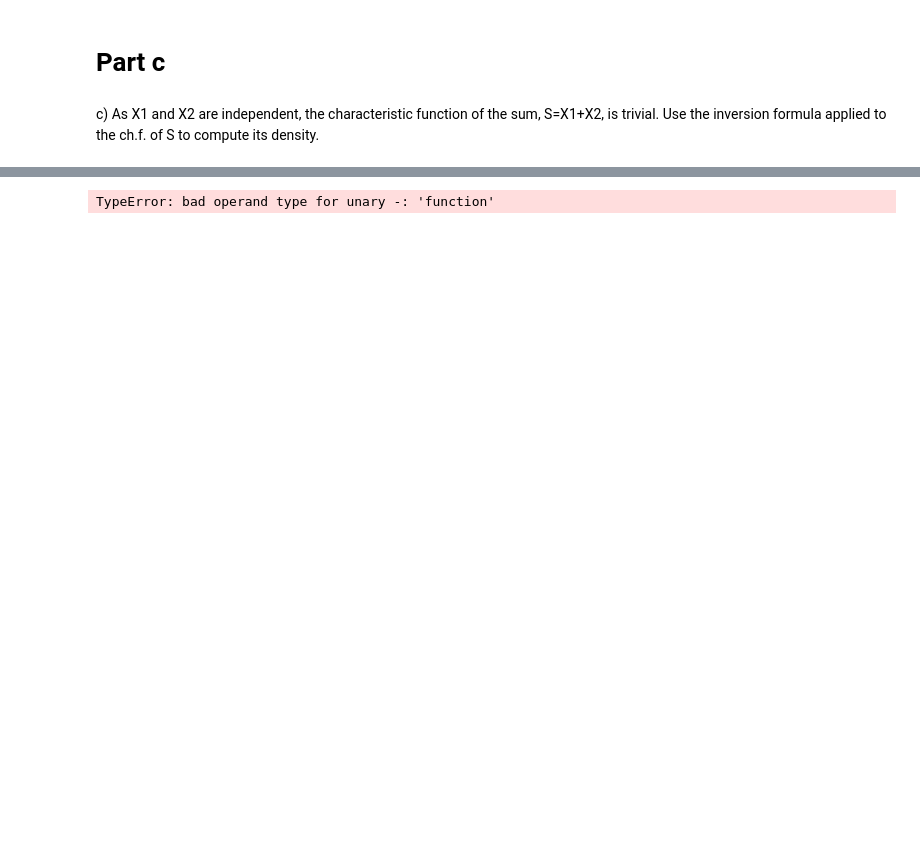
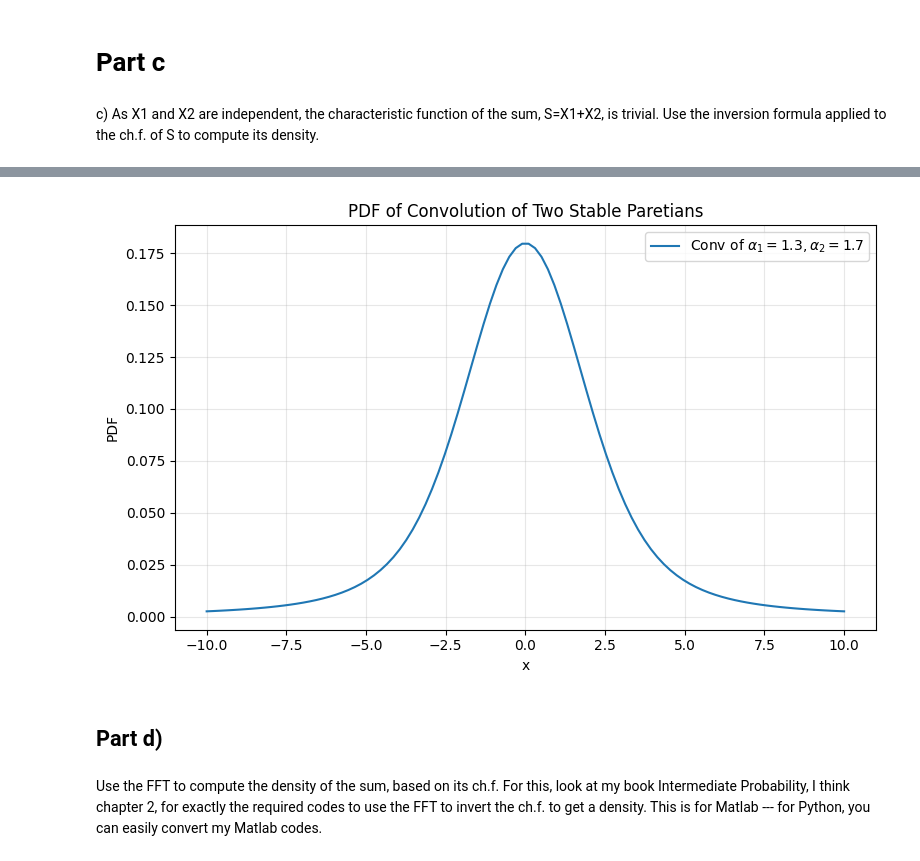
Before and after one commit to mmac00/SFF-Project-1, a Jupyter notebook: TASK 1.ipynb, the cells around one changed output, grey strips where cells are left out. Drawn from its saved outputs; the diff is of its cells as text; code cells hidden in the pictures; blank space fills up the shorter version.

```diff
--- a/TASK 1.ipynb
+++ b/TASK 1.ipynb
@@ -168,13 +95,22 @@ plt.show()
 c) As X1 and X2 are independent, the characteristic function of the sum, S=X1+X2, is trivial. Use the inversion formula applied to the ch.f. of S to compute its density.
 # %%
 def cf_s(t, alpha1, alpha2):
-    cf_symmetric_stable_paretian(t, alpha1) * cf_symmetric_stable_paretian(t, alpha2)
+    return cf_symmetric_stable_paretian(t, alpha1) * cf_symmetric_stable_paretian(t, alpha2)
 # %%
-def f(t):
-    return np.exp(-np.i *t*x) * cf_s(s,alpha1, alpha2)
+def integrand_inversion_formula(t, x, alpha1, alpha2):
+    return np.cos(t * x) * cf_s(t, alpha1, alpha2)
 # %%
-def pdf_inversion_cf(s, alpha1, alpha2):
-    f = lambda t: np.exp(-np.imag *t*x) * cf_s(s,alpha1, alpha2)
-    1/ 2 *np.pi* integrate.quad(f, -np.inf, np.inf)
+def pdf_inversion_cf(x, alpha1, alpha2):
+    # FIX 3: Pass alpha1 and alpha2 into args so the integrand receives them
+    # FIX 2: Access [0] because quad returns (integral, error)
+    integral_val = integrate.quad(
+        integrand_inversion_formula,
+        -np.inf,
+        np.inf,
+        args=(x, alpha1, alpha2),
+        limit=100
+    )[0]
+
+    return (1 / (2 * np.pi)) * integral_val
 # %%
 pdf_inversion_cf
@@ -181,23 +119,15 @@ pdf_inversion_cf
 # %%
-x0 = 8
-
-# grid for t
-t = np.linspace(-x0, x0, 2000)
-
-# compute cfs
-phi_1 = [pdf_inversion_cf(t1, alpha_1, alpha_2) for t1 in t]
-#phi_2 = [pdf_inversion_cf(t1, alpha_2) for t1 in t]
+phi_1 = [pdf_inversion_cf(val, alpha_1, alpha_2) for val in x_line]
 
 # plot
 plt.figure(figsize=(8, 5))
-plt.plot(t, phi_1, label=f'alpha = {alpha_1}')
-plt.plot(t, phi_2, label=f'alpha = {alpha_2}')
-plt.xlabel('t')
-plt.ylabel('pdf')
-plt.title('pdf')
+plt.plot(x_line, phi_1, label=f'Conv of $\\alpha_1={alpha_1}, \\alpha_2={alpha_2}$')
+plt.xlabel('x')
+plt.ylabel('PDF')
+plt.title('PDF of Convolution of Two Stable Paretians')
 plt.grid(True, alpha=0.3)
 plt.legend()
 plt.tight_layout()
 plt.show()
 # %% [output]
-TypeError: bad operand type for unary -: 'function'
+[figure, added]
@@ -205,0 +134,4 @@ range_s = np.linspace(-6,6,200)
+# %% [markdown]
+## Part d)
+# %% [markdown]
+Use the FFT to compute the density of the sum, based on its ch.f. For this, look at my book Intermediate Probability, I think chapter 2, for exactly the required codes to use the FFT to invert the ch.f. to get a density. This is for Matlab --- for Python, you can easily convert my Matlab codes.
```
Also changed, not shown: parts of 29 cells of this notebook.
